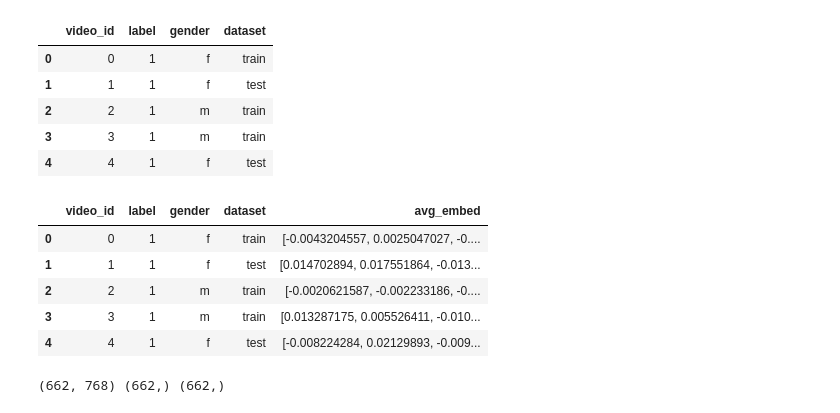
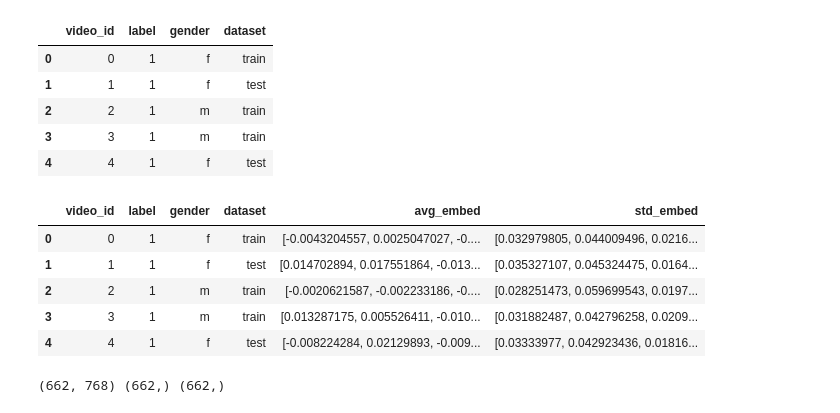
Before and after one commit to StanMey/Master_thesis_DVlog, a Jupyter notebook: notebooks/mixfeat_experiments.ipynb, the cells around one changed output. Cells and saved outputs as stored; diff of their text form; code cells hidden in the pictures.

```diff
--- a/notebooks/mixfeat_experiments.ipynb
+++ b/notebooks/mixfeat_experiments.ipynb
@@ -34,36 +40,38 @@ df_annotations.head()
 # %%
 # loop over each row and compute the average embeddings
 df_annotations["avg_embed"] = None
+df_annotations["std_embed"] = None
 
 # loop over each row and retrieve the embeddings
 seq_length = 104
 
 for idx, row in df_annotations.iterrows():
     # get the texts
     video_id = row.video_id
 
     # setup the path to the file
     embedding_path = os.path.join(embeddings_path, str(video_id), f"{feature_name}.npy")
     embedding = np.load(embedding_path).astype(np.float32)
 
     # apply the padding
     padded_embedding = embedding[:seq_length]
 
     # get the average over the whole embedding
     avg_embedding = np.mean(padded_embedding, axis=0)
+    std_embedding = np.std(padded_embedding, axis=0)
 
     # put the embedding back
     df_annotations.at[idx, "avg_embed"] = avg_embedding
-
+    df_annotations.at[idx, "std_embed"] = std_embedding
 
 df_annotations.head()
 # %% [output]
-|  | video_id | label | gender | dataset | avg_embed |
-| 0 | 0 | 1 | f | train | [-0.0043204557, 0.0025047027, -0.... |
-| 1 | 1 | 1 | f | test | [0.014702894, 0.017551864, -0.013... |
-| 2 | 2 | 1 | m | train | [-0.0020621587, -0.002233186, -0.... |
-| 3 | 3 | 1 | m | train | [0.013287175, 0.005526411, -0.010... |
-| 4 | 4 | 1 | f | test | [-0.008224284, 0.02129893, -0.009... |
+|  | video_id | label | gender | dataset | avg_embed | std_embed |
+| 0 | 0 | 1 | f | train | [-0.0043204557, 0.0025047027, -0.... | [0.032979805, 0.044009496, 0.0216... |
+| 1 | 1 | 1 | f | test | [0.014702894, 0.017551864, -0.013... | [0.035327107, 0.045324475, 0.0164... |
+| 2 | 2 | 1 | m | train | [-0.0020621587, -0.002233186, -0.... | [0.028251473, 0.059699543, 0.0197... |
+| 3 | 3 | 1 | m | train | [0.013287175, 0.005526411, -0.010... | [0.031882487, 0.042796258, 0.0209... |
+| 4 | 4 | 1 | f | test | [-0.008224284, 0.02129893, -0.009... | [0.03333977, 0.042923436, 0.01816... |
 # %%
 # setup the train and validation datasets
 train_indices = df_annotations[df_annotations["dataset"] == "train"].index
```
Also changed, not shown: parts of 12 cells of this notebook.
